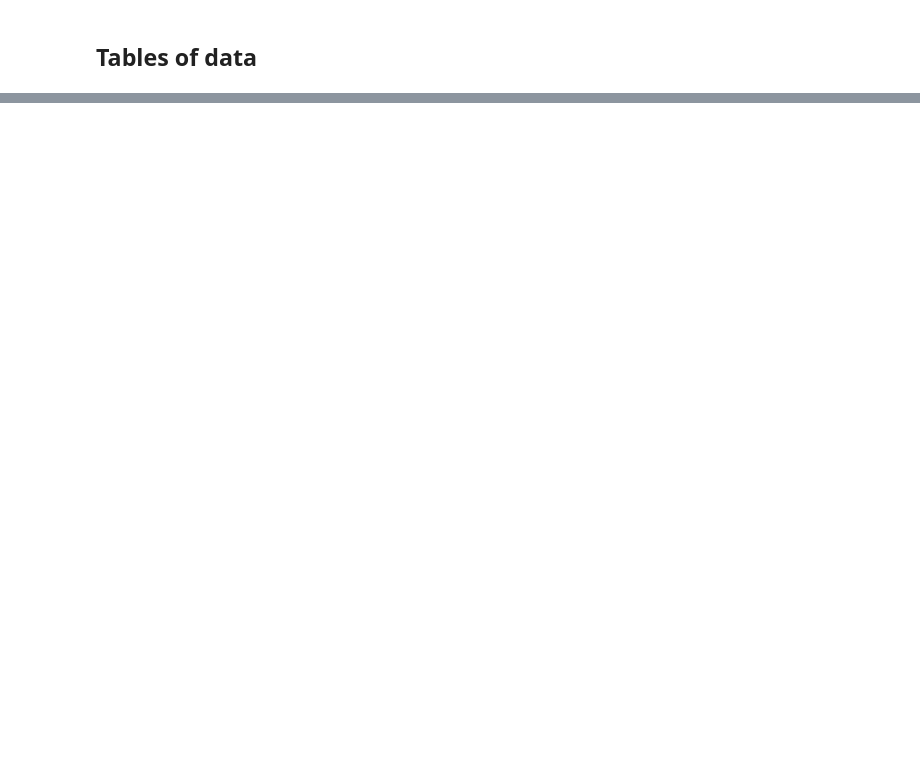
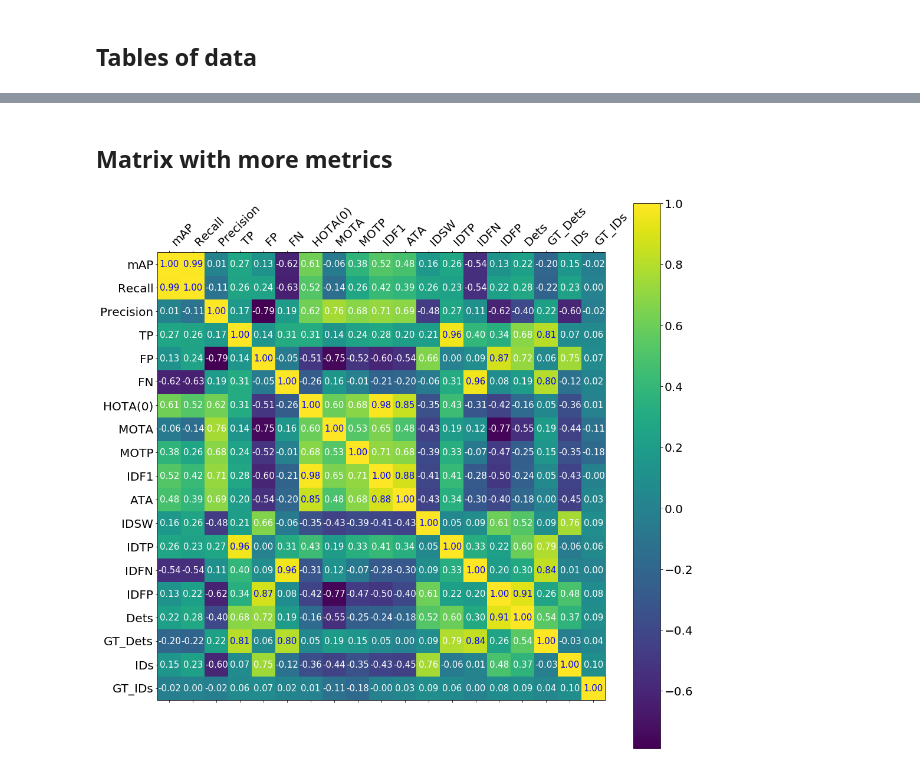
Before and after one commit to JorgeMunnozAguado/MOT-experimental-framework, a Jupyter notebook: analysis/Comparison.ipynb, the cells around one changed output, grey strips where cells are left out. Drawn from its saved outputs; the diff is of its cells as text; code cells hidden in the pictures; blank space fills up the shorter version.

```diff
--- a/analysis/Comparison.ipynb
+++ b/analysis/Comparison.ipynb
@@ -138,0 +147,9 @@ m[['mAP', 'Precision', 'Recall', 'TP', 'FP', 'FN', 'HOTA(0)', 'MOTA', 'MOTP', 'I
+# %% [markdown]
+## Matrix with more metrics
+# %%
+metrics = ['mAP', 'Recall', 'Precision', 'TP', 'FP', 'FN', 'HOTA(0)', 'MOTA', 'MOTP', 'IDF1', 'ATA', 'IDSW', 'IDTP', 'IDFN', 'IDFP', 'Dets', 'GT_Dets', 'IDs', 'GT_IDs']
+result_m = aux.correlation_metrics(tb, metrics)
+
+aux.plot_matrix(result_m, metrics, figsize=(17, 17))
+# %% [output]
+[figure, added]
```
Also changed, not shown: parts of 12 cells of this notebook, 1 other file.
